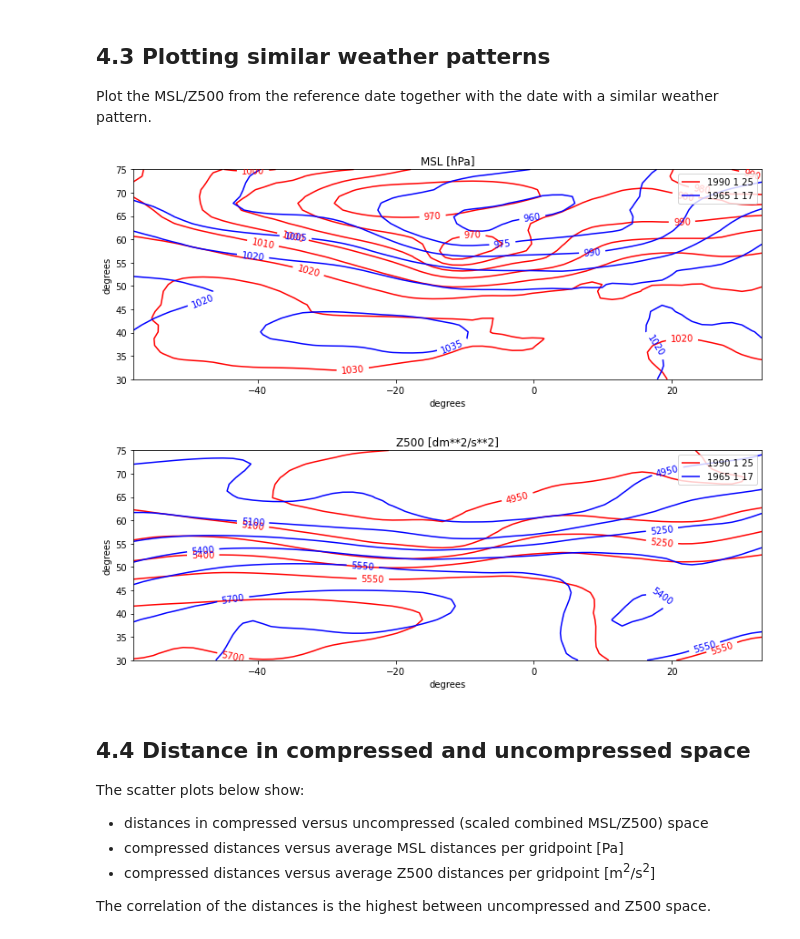
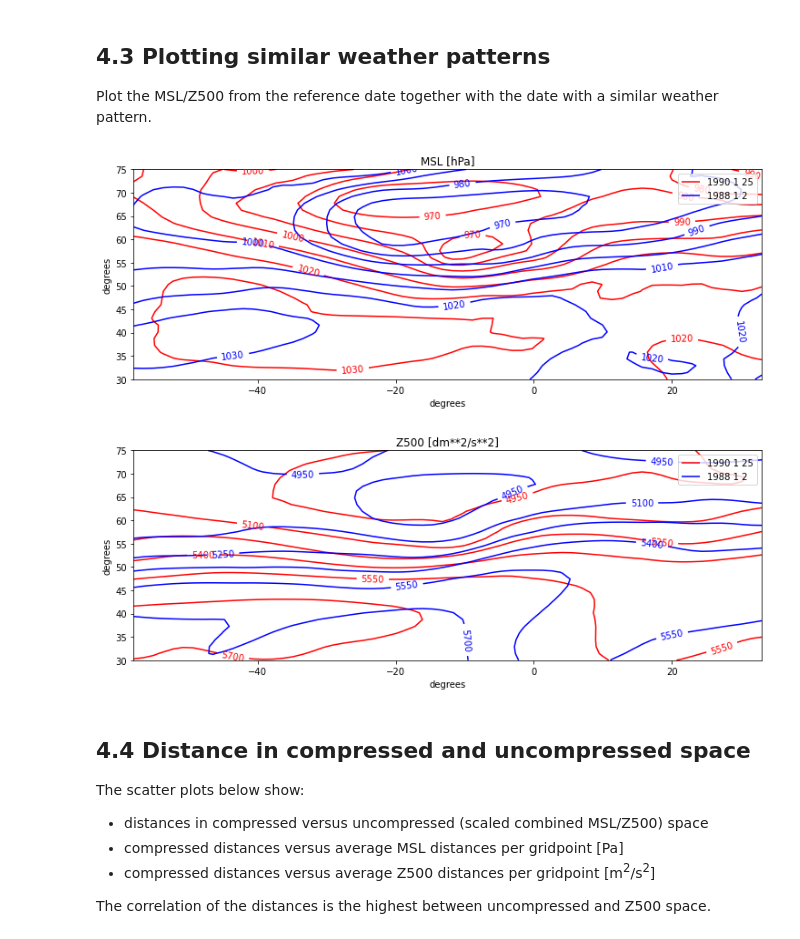
Before and after one commit to gdepaepe/autoencoder, a Jupyter notebook: 4_searching.ipynb, the cells around one changed output. Drawn from its saved outputs; the diff is of its cells as text; code cells hidden in the pictures.

```diff
--- a/4_searching.ipynb
+++ b/4_searching.ipynb
@@ -83,15 +83,15 @@ Index   Date            Compr.Dist.     Uncompr.Dist.   MSL Dist.[Pa]   Z500 Dis
 Plot the MSL/Z500 from the reference date together with the date with a similar weather pattern.
 # %%
 # for 2nd smallest: set nearby to 2
-nearby = 1
+nearby = 3
 min_dist_index = smallest_compressed[nearby]
 original = era20c[date_index].reshape(1,shape1,shape2,2)
 nearest = era20c[min_dist_index].reshape(1,shape1,shape2,2)
 isoplot(original[0,:,:,0],nearest[0,:,:,0],date,dates[min_dist_index],zone,scale[0])
 isoplot(original[0,:,:,1],nearest[0,:,:,1],date,dates[min_dist_index],zone,scale[1]*10,"Z500 [dm**2/s**2]")
 # %% [output]
-[figure, old version]
+[figure, new version]
-[figure, old version]
+[figure, new version]
 # %% [markdown]
 ## 4.4 Distance in compressed and uncompressed space
 The scatter plots below show:
```
Also changed, not shown: parts of 4 cells of this notebook.
